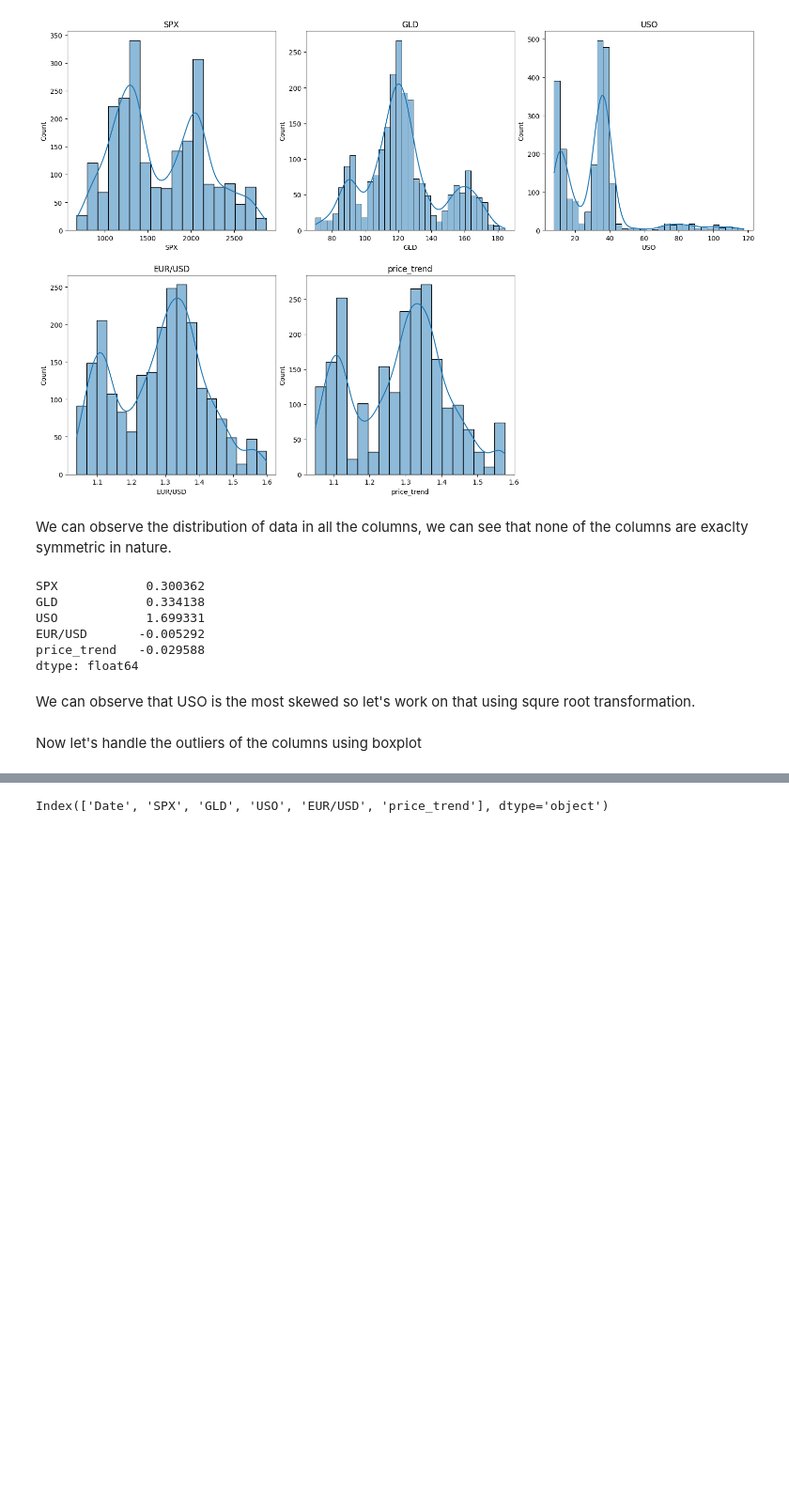
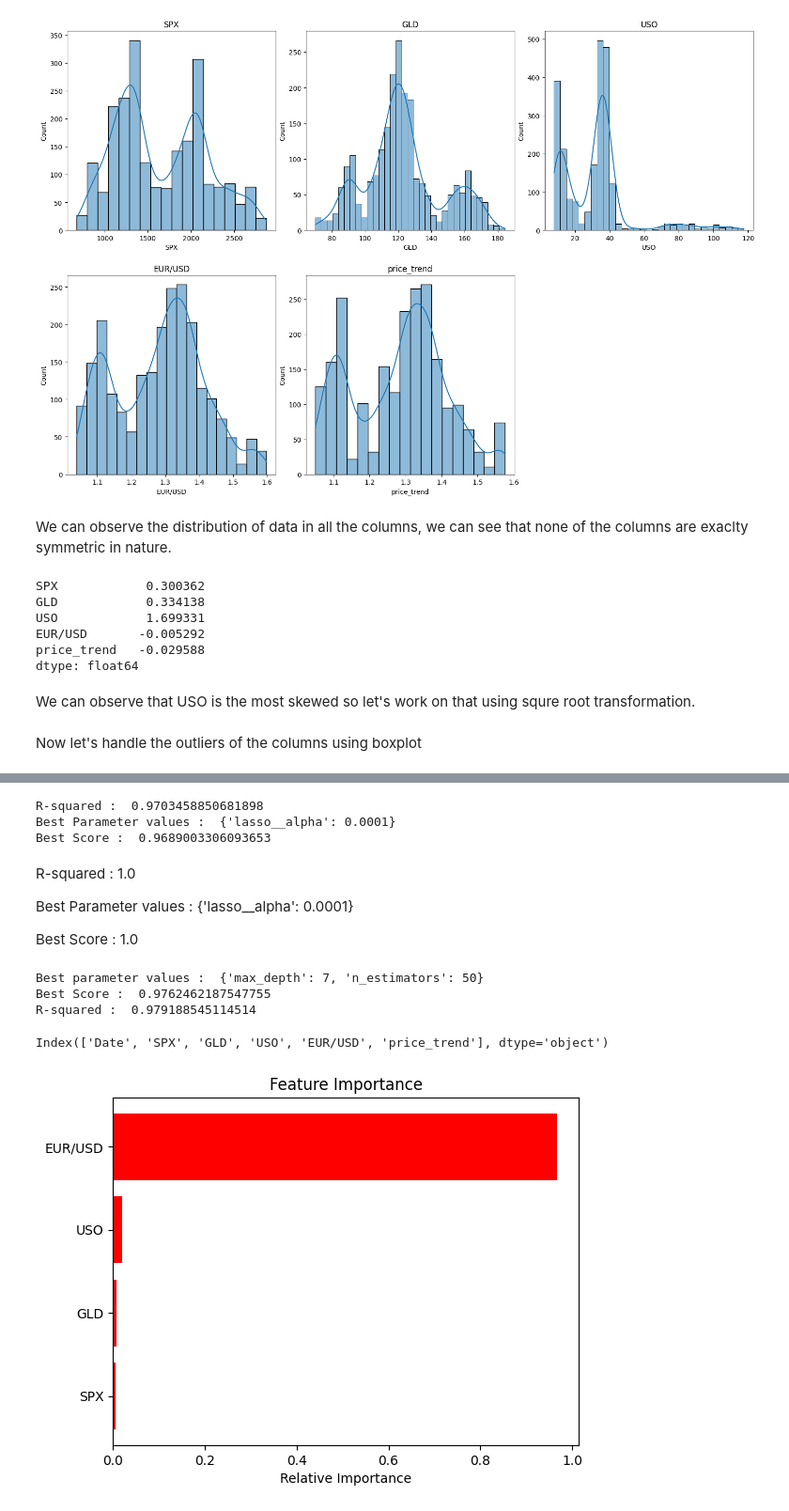
Before and after one commit to rizz045/Gold-Price-Prediction-using-Machine-Learning, a Jupyter notebook: Gold_Price_Prediction_using_Machine_Learning.ipynb, the cells around one changed output, grey strips where cells are left out. Shown: that part at 94% size. Cells and saved outputs as stored; diff of their text form; code cells hidden in the pictures; blank space fills up the shorter version.

```diff
--- a/Gold_Price_Prediction_using_Machine_Learning.ipynb
+++ b/Gold_Price_Prediction_using_Machine_Learning.ipynb
@@ -165,4 +198,83 @@ Index(['SPX', 'GLD', 'USO', 'EUR/USD', 'price_trend'], dtype='object')
+# %%
+# Scaling the data
+from sklearn.preprocessing import StandardScaler
+
+scaler = StandardScaler()
+scaler.fit(x_train)
+
+x_train = scaler.transform(x_train)
+x_test = scaler.transform(x_test)
+# %%
+from sklearn.impute import SimpleImputer
+from sklearn.linear_model import Lasso
+
+imputer = SimpleImputer(strategy='mean')
+
+x_train = imputer.fit_transform(x_train)
+x_test = imputer.fit_transform(x_test)
+
+poly = PolynomialFeatures(degree=2)
+
+lasso = Lasso()
+
+param_grid = {'lasso__alpha' : [1e-4, 1e-3, 1e-2, 1e-1, 1, 5, 10, 20, 30, 40]}
+
+pipeline = make_pipeline(poly, lasso)
+
+lasso_grid_search = GridSearchCV(pipeline, param_grid, scoring='r2', cv=3)
+
+lasso_grid_search.fit(x_train, y_train)
+
+y_pred = lasso_grid_search.predict(x_train)
+
+print("R-squared : ",r2_score(y_train, y_pred))
+print("Best Parameter values : ", lasso_grid_search.best_params_)
+print("Best Score : ", lasso_grid_search.best_score_)
+# %% [output]
+R-squared :  0.9703458850681898
+Best Parameter values :  {'lasso__alpha': 0.0001}
+Best Score :  0.9689003306093653
+# %% [markdown]
+R-squared :  1.0
+
+Best Parameter values :  {'lasso__alpha': 0.0001}
+
+Best Score :  1.0
+# %%
+from sklearn.ensemble import RandomForestRegressor
+
+param_grid = {'n_estimators':[50, 80, 100],
+               'max_depth':[3, 5, 7]}
+
+rfr = RandomForestRegressor()
+rfr_grid_search = GridSearchCV(rfr, param_grid, scoring='r2', cv=2)
+
+rfr_grid_search.fit(x_train, y_train)
+
+print('Best parameter values : ', rfr_grid_search.best_params_)
+print("Best Score : ", rfr_grid_search.best_score_)
+print("R-squared : ", r2_score(y_test, rfr_grid_search.predict(x_test)))
+# %% [output]
+Best parameter values :  {'max_depth': 7, 'n_estimators': 50}
+Best Score :  0.9762462187547755
+R-squared :  0.979188545114514
 # %%
 df.columns
 # %% [output]
 Index(['Date', 'SPX', 'GLD', 'USO', 'EUR/USD', 'price_trend'], dtype='object')
+# %%
+features = df.drop(['Date'], axis=1).columns
+
+importances = rfr_grid_search.best_estimator_.feature_importances_
+
+indices = np.argsort(importances)
+
+plt.title("Feature Importance")
+
+plt.barh(range(len(indices)), importances[indices], color='red',align='center')
+
+plt.yticks(range(len(indices)), [features[i] for i in indices])
+plt.xlabel("Relative Importance")
+plt.show()
+# %% [output]
+[figure, added]
```
Also changed, not shown: parts of 7 cells of this notebook.
